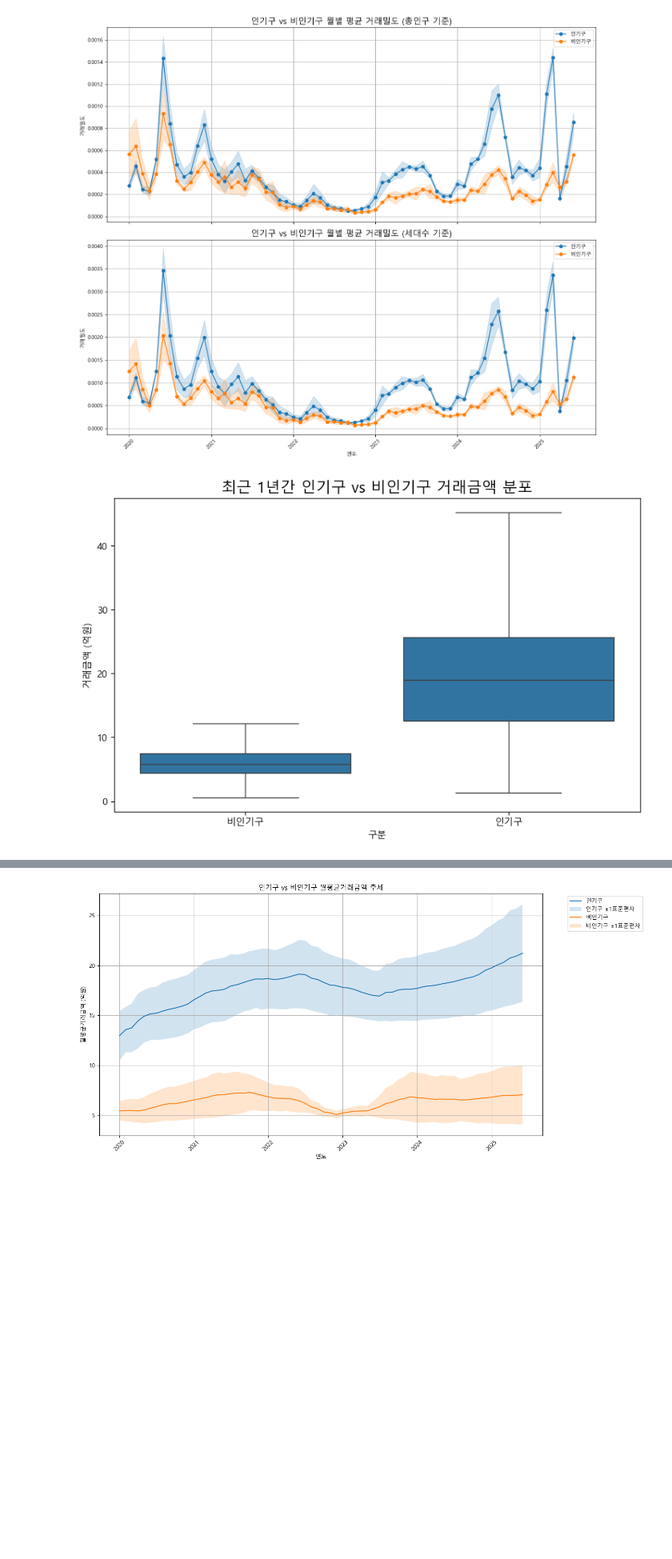
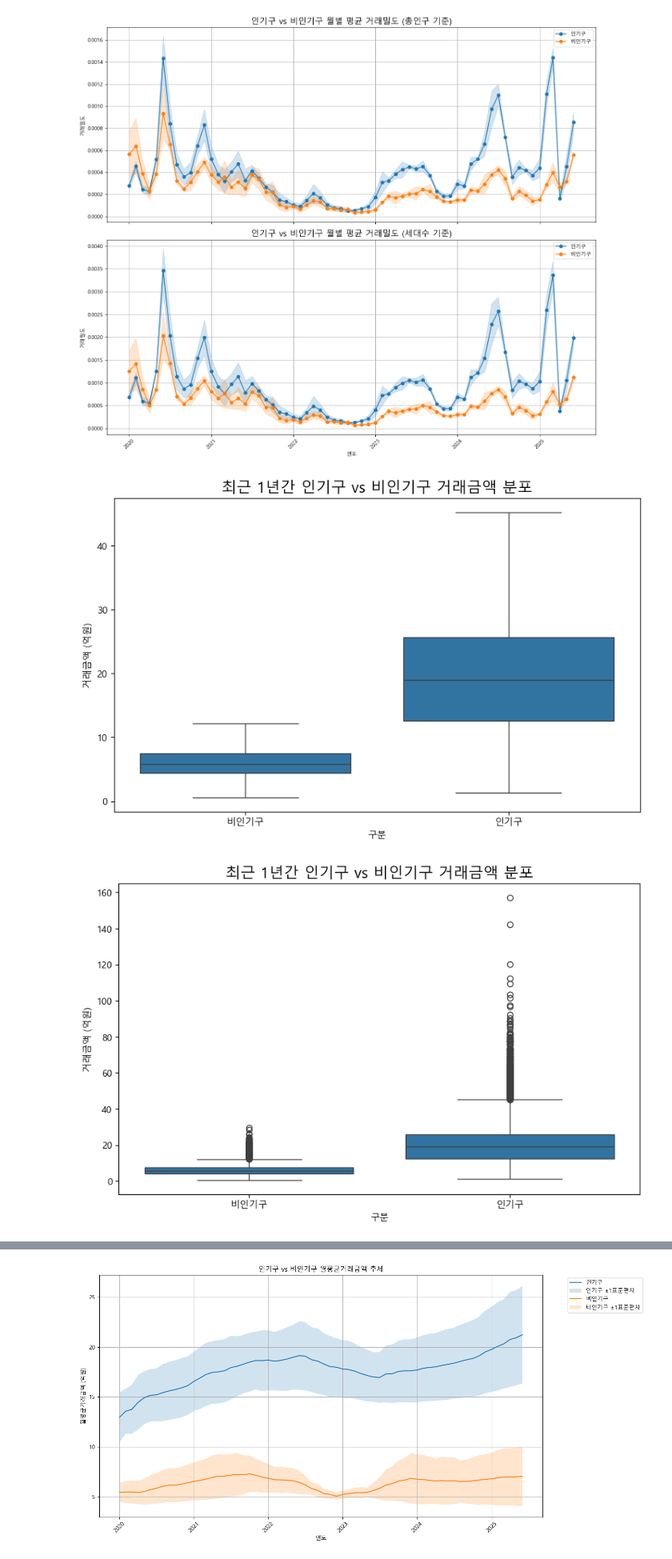
Before and after one commit to krystallinekim/pjt-DataAnalysis-Korean_Real_Estate, a Jupyter notebook: 01_market_comparison.ipynb, the cells around one changed output, grey strips where cells are left out. Shown at 80% size. Saved outputs shown, nothing was run; the diff lists cells and outputs as text; code cells hidden in the pictures; blank space fills up the shorter version.

Commit message:
거래금액분포도에서 이상치 제외/포함 둘다 그림

```diff
--- a/01_market_comparison.ipynb
+++ b/01_market_comparison.ipynb
@@ -319,34 +319,43 @@ df_plot['거래금액'] = df_plot['거래금액'] / 1e8
 
 ## 박스플롯: 거래금액
 plt.figure(figsize=(10,6))
 sns.boxplot(x='구분', y='거래금액', data=df_plot, showfliers=False)
 plt.title('최근 1년간 인기구 vs 비인기구 거래금액 분포', fontsize=16)
 plt.ylabel('거래금액 (억원)')
-plt.savefig('fig/01_market_comparison/거래금액분포도.png', dpi=300, bbox_inches='tight')
+plt.savefig('fig/01_market_comparison/거래금액분포도_이상치제외.png', dpi=300, bbox_inches='tight')
+plt.show()
+
+## 박스플롯: 거래금액
+plt.figure(figsize=(10,6))
+sns.boxplot(x='구분', y='거래금액', data=df_plot, showfliers=True)
+plt.title('최근 1년간 인기구 vs 비인기구 거래금액 분포', fontsize=16)
+plt.ylabel('거래금액 (억원)')
+plt.savefig('fig/01_market_comparison/거래금액분포도_이상치포함.png', dpi=300, bbox_inches='tight')
 plt.show()
 
 # 요약 통계 추출
 
 ## 상하위 5%, 중앙값, IQR, 평균, 표준편차
 summary_stats = {}
 for group in ['인기구','비인기구']:
     subset = df_plot[df_plot['구분']==group]['거래금액']
     iqr = subset.quantile(0.75) - subset.quantile(0.25)
     summary_stats[group] = {
         '거래금액 하위5% (억)': subset.quantile(0.05),
         '거래금액 상위5% (억)': subset.quantile(0.95),
         '거래금액 중앙값 (억)': subset.median(),
         '거래금액 IQR (억)': iqr,
         '거래금액 평균 (억)': subset.mean(),
         '거래금액 표준편차 (억)': subset.std()
     }
 
 summary_stats_df = pd.DataFrame(summary_stats).T
 summary_stats_df = summary_stats_df.round(3)
 display(summary_stats_df)
 summary_stats_df.to_csv('./data/01_market_comparison/거래금액통계.csv')
 # %% [output]
 [figure]
+[figure, added]
 |  | 거래금액 하위5% (억) | 거래금액 상위5% (억) | 거래금액 중앙값 (억) | 거래금액 IQR (억) | 거래금액 평균 (억) | 거래금액 표준편차 (억) |
 | 인기구 | 6.688 | 41.393 | 18.970 | 13.081 | 20.628 | 11.78 |
 | 비인기구 | 2.178 | 15.919 | 5.767 | 3.153 | 6.624 | 3.97 |
```
Also changed, not shown: 2 other files.
